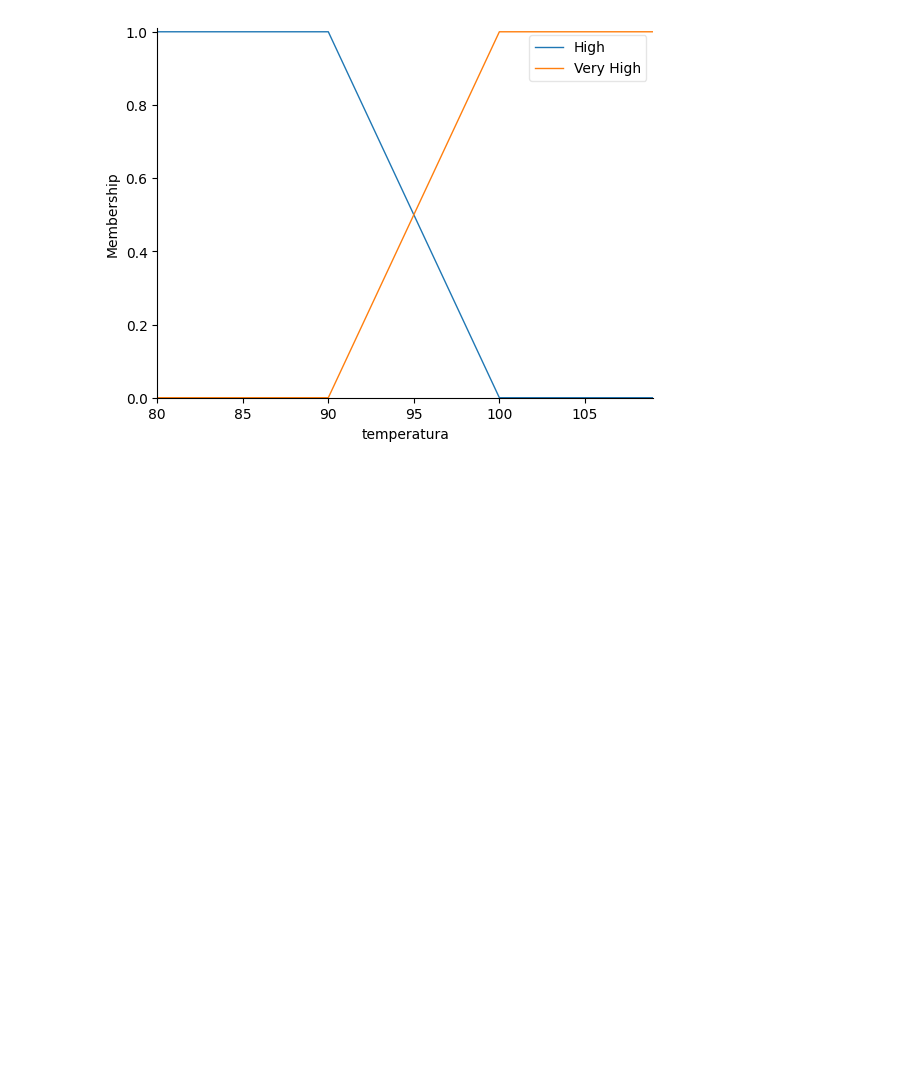
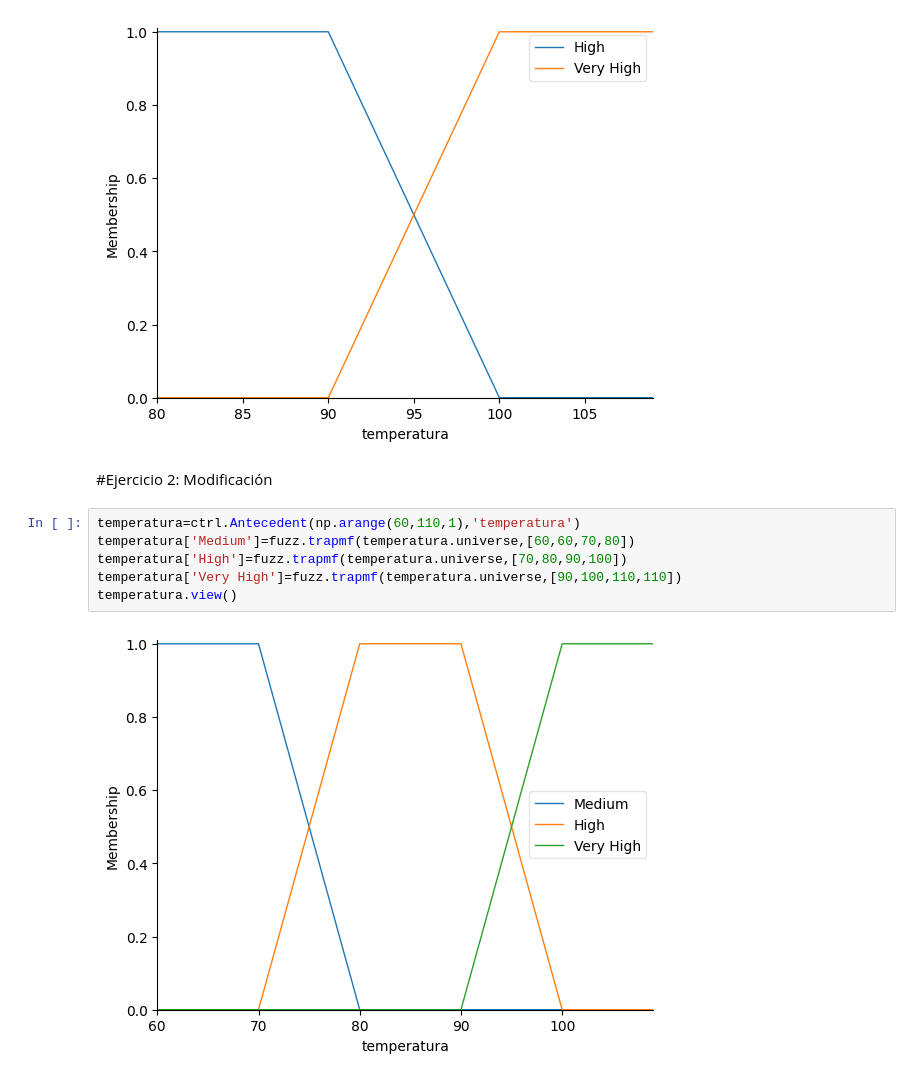
Before and after one commit to Camil026/IA_USTA, a Jupyter notebook: FUZZY/S1_C2_FUZZY.ipynb, the cells around one changed output. Saved outputs shown, nothing was run; the diff lists cells and outputs as text; blank space fills up the shorter version.

```diff
--- a/FUZZY/S1_C2_FUZZY.ipynb
+++ b/FUZZY/S1_C2_FUZZY.ipynb
@@ -22,3 +22,13 @@ temperatura['Very High']=fuzz.trapmf(temperatura.universe,[90,100,110,110])
 temperatura.view()
 # %% [output]
 [figure]
+# %% [markdown]
+#Ejercicio 2: Modificación
+# %%
+temperatura=ctrl.Antecedent(np.arange(60,110,1),'temperatura')
+temperatura['Medium']=fuzz.trapmf(temperatura.universe,[60,60,70,80])
+temperatura['High']=fuzz.trapmf(temperatura.universe,[70,80,90,100])
+temperatura['Very High']=fuzz.trapmf(temperatura.universe,[90,100,110,110])
+temperatura.view()
+# %% [output]
+[figure, added]
```
